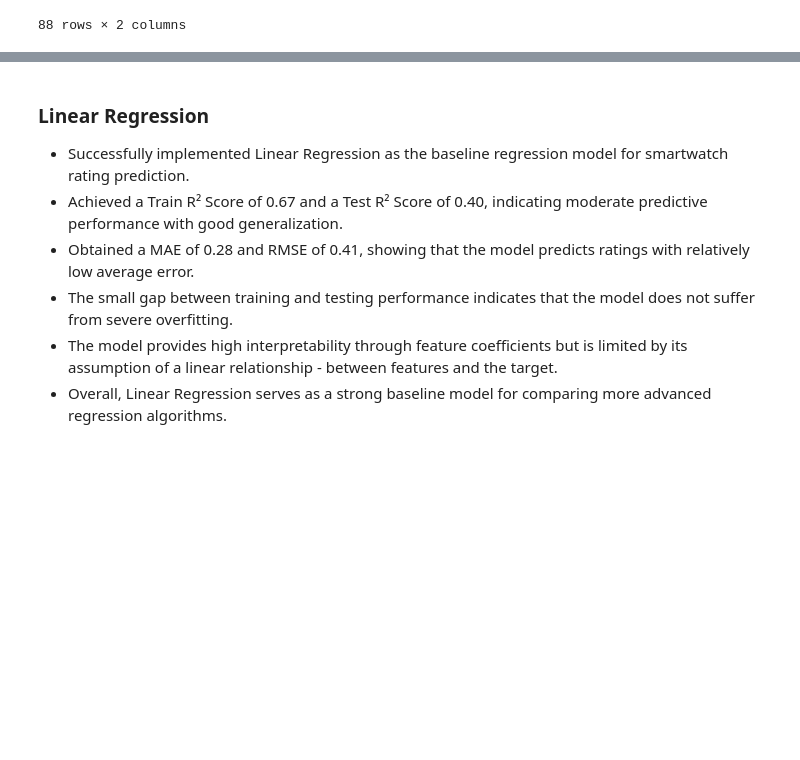
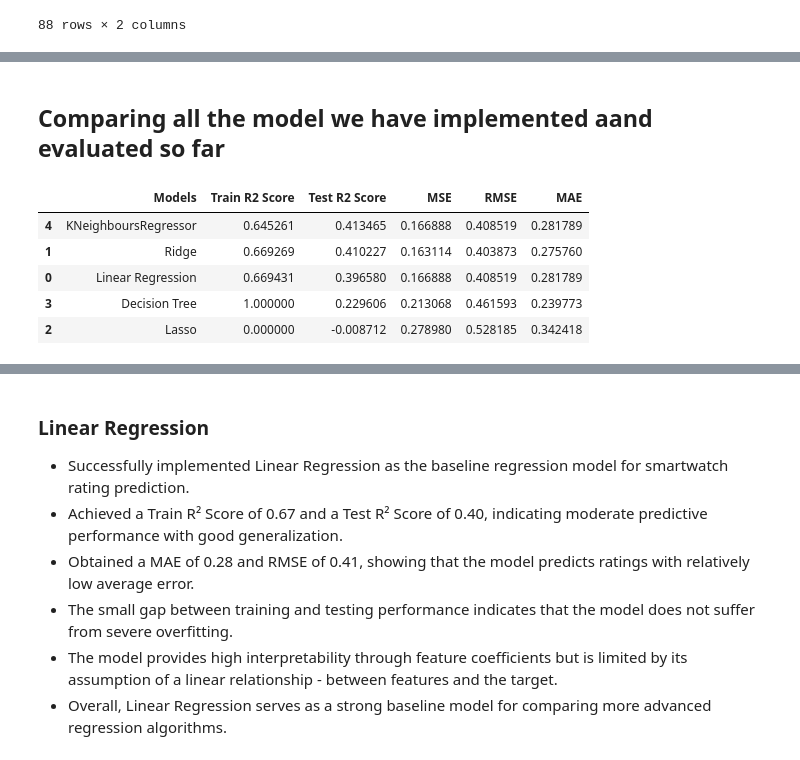
Before and after one commit to kushneek/smartwatch-rating-prediction, a Jupyter notebook: notebooks/Model_Evaluation.ipynb, the cells around one changed output, grey strips where cells are left out. Cells and saved outputs as stored; diff of their text form; code cells hidden in the pictures; blank space fills up the shorter version.

Commit message:
Compared all the model executed yet !

```diff
--- a/notebooks/Model_Evaluation.ipynb
+++ b/notebooks/Model_Evaluation.ipynb
@@ -295,8 +306,11 @@ y_pred_lasso=lasso_model.predict(X_test)
 # %% [markdown]
 ### Train Score vs Test Score
 # %%
-print("Train r2:", lasso_model.score(X_train_scaled, y_train))
-print("Test R² :", lasso_model.score(X_test_scaled, y_test))
+r2_train_lasso= lasso_model.score(X_train_scaled, y_train)
+r2_test_lasso= lasso_model.score(X_test_scaled, y_test)
+
+print("Train r2:",r2_train_lasso )
+print("Test R² :", r2_test_lasso)
 # %% [output]
 Train r2: 0.0
 Test R² : -0.008711726709619949
@@ -351,0 +366,2 @@ comparison_lasso
+# %%
+knn_model=joblib.load(r"C:\Users\ASUS\OneDrive\Documents\ML Project\Smartwatches project\models\KNN_Model.joblib")
@@ -351,0 +370,3 @@ comparison_lasso
+# %%
+y_pred_knn=pd.DataFrame(y_pred_LR, columns=y_test.columns)
+y_pred_knn
@@ -351,0 +389,7 @@ comparison_lasso
+# %%
+r2_train_knn= knn_model.score(X_train_scaled, y_train )
+r2_test_knn= knn_model.score(X_test_scaled, y_test)
+
+
+print("The Train R2 score:",r2_train_knn)
+print("The Train R2 score:", r2_test_knn)
@@ -351,0 +428,58 @@ comparison_lasso
+# %% [markdown]
+## Comparing all the model we have implemented aand evaluated so far
+# %%
+comparison_all_models=pd.DataFrame({"Models":[
+    "Linear Regression",
+    "Ridge",
+    "Lasso",
+    "Decision Tree",
+   "KNeighboursRegressor"
+    ],
+
+    "Train R2 Score":[
+        r2_train_lr,
+        r2_train_ridge,
+        r2_train_lasso,
+        r2_train_dt,
+        r2_train_knn
+    ],
+
+    "Test R2 Score":[
+        r2_test_lr,
+        r2_test_ridge,
+        r2_test_lasso,
+        r2_test_dt,
+        r2_test_knn
+    ],
+    "MSE":[
+        mse_lr,
+        mse_ridge,
+        mse_lasso,
+        mse_DT,
+        mse_knn
+    ],
+    "RMSE":[
+        rmse_lr,
+        rmse_ridge,
+        rmse_lasso,
+        rmse_DT,
+        rmse_knn
+    ]
+    ,
+    "MAE":[
+        mae_lr,
+        mae_ridge,
+        mae_lasso,
+        mae_DT,
+        mae_knn
+    ]
+})
+
+comparison_all_models.sort_values(by="Test R2 Score", ascending=False)
+# %% [output]
+|  | Models | Train R2 Score | Test R2 Score | MSE | RMSE | MAE |
+| 4 | KNeighboursRegressor | 0.645261 | 0.413465 | 0.166888 | 0.408519 | 0.281789 |
+| 1 | Ridge | 0.669269 | 0.410227 | 0.163114 | 0.403873 | 0.275760 |
+| 0 | Linear Regression | 0.669431 | 0.396580 | 0.166888 | 0.408519 | 0.281789 |
+| 3 | Decision Tree | 1.000000 | 0.229606 | 0.213068 | 0.461593 | 0.239773 |
+| 2 | Lasso | 0.000000 | -0.008712 | 0.278980 | 0.528185 | 0.342418 |
```
Also changed, not shown: parts of 15 cells of this notebook, 3 other files.
